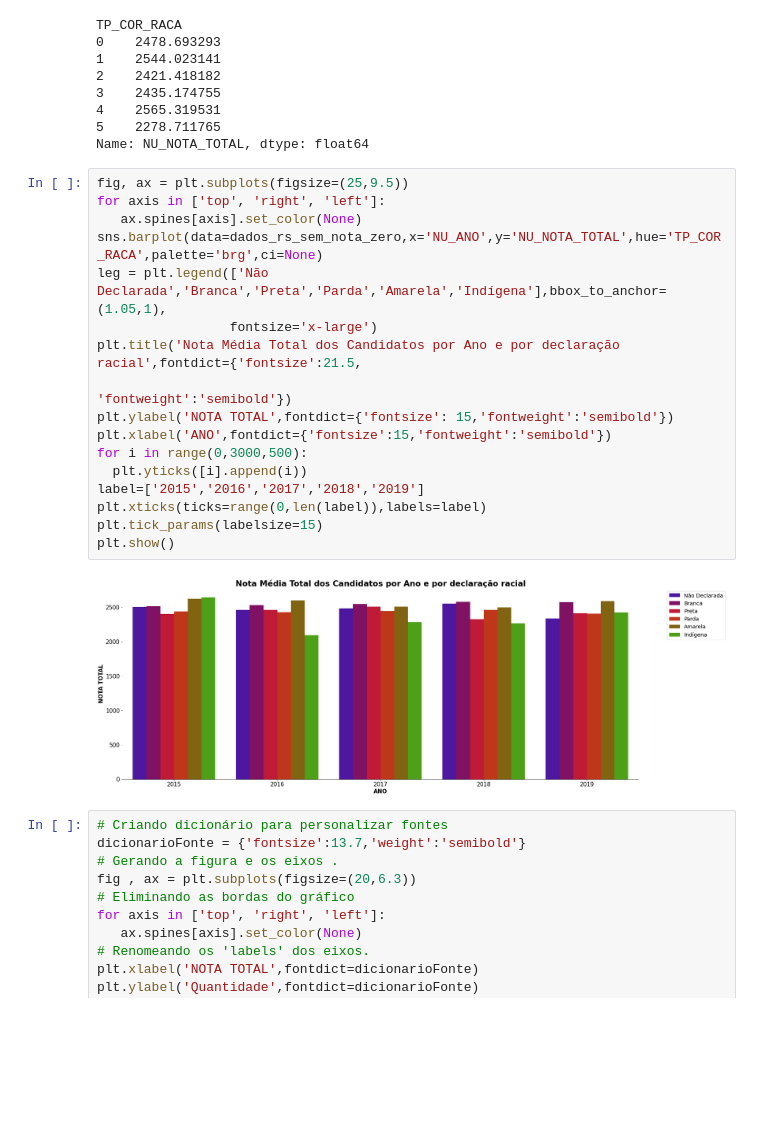
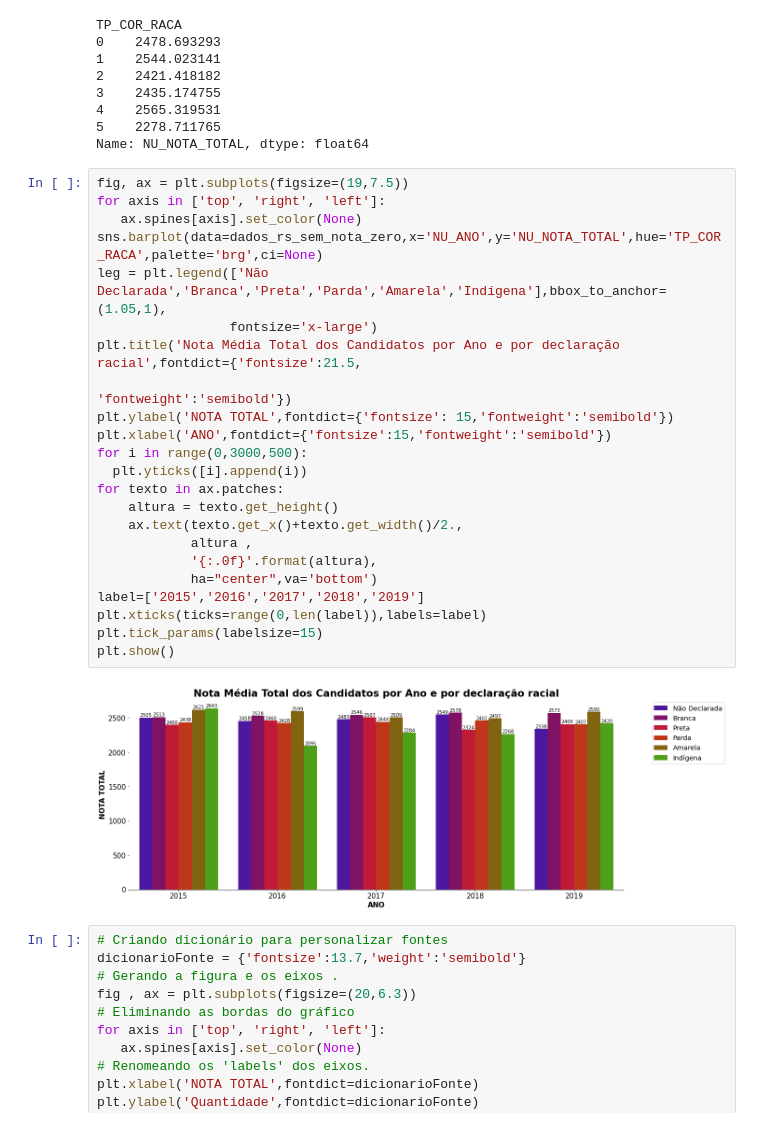
Before and after one commit to NophaieViscente/AnaliseDadosENEM, a Jupyter notebook: Analisando_Dados_da_Educação_Mesorregião_Serrana_|_Microrregião_de_Curitibanos_SC_|_Anos_2015_a_2019.ipynb, the cells around one changed output. Saved outputs shown, nothing was run; the diff lists cells and outputs as text; blank space fills up the shorter version.

```diff
--- a/Analisando_Dados_da_Educação_Mesorregião_Serrana_|_Microrregião_de_Curitibanos_SC_|_Anos_2015_a_2019.ipynb
+++ b/Analisando_Dados_da_Educação_Mesorregião_Serrana_|_Microrregião_de_Curitibanos_SC_|_Anos_2015_a_2019.ipynb
@@ -130,24 +130,30 @@ TP_COR_RACA
 5    2278.711765
 Name: NU_NOTA_TOTAL, dtype: float64
 # %%
-fig, ax = plt.subplots(figsize=(25,9.5))
+fig, ax = plt.subplots(figsize=(19,7.5))
 for axis in ['top', 'right', 'left']:
    ax.spines[axis].set_color(None)
 sns.barplot(data=dados_rs_sem_nota_zero,x='NU_ANO',y='NU_NOTA_TOTAL',hue='TP_COR_RACA',palette='brg',ci=None)
 leg = plt.legend(['Não Declarada','Branca','Preta','Parda','Amarela','Indígena'],bbox_to_anchor=(1.05,1),
                  fontsize='x-large')
 plt.title('Nota Média Total dos Candidatos por Ano e por declaração racial',fontdict={'fontsize':21.5,
                                                                                       'fontweight':'semibold'})
 plt.ylabel('NOTA TOTAL',fontdict={'fontsize': 15,'fontweight':'semibold'})
 plt.xlabel('ANO',fontdict={'fontsize':15,'fontweight':'semibold'})
 for i in range(0,3000,500):
   plt.yticks([i].append(i))
+for texto in ax.patches:
+    altura = texto.get_height()
+    ax.text(texto.get_x()+texto.get_width()/2.,
+            altura ,
+            '{:.0f}'.format(altura),
+            ha="center",va='bottom')
 label=['2015','2016','2017','2018','2019']
 plt.xticks(ticks=range(0,len(label)),labels=label)
 plt.tick_params(labelsize=15)
 plt.show()
 # %% [output]
-[figure, old version]
+[figure, new version]
 # %%
 # Criando dicionário para personalizar fontes
 dicionarioFonte = {'fontsize':13.7,'weight':'semibold'}
```
Also changed, not shown: parts of 8 cells of this notebook.
